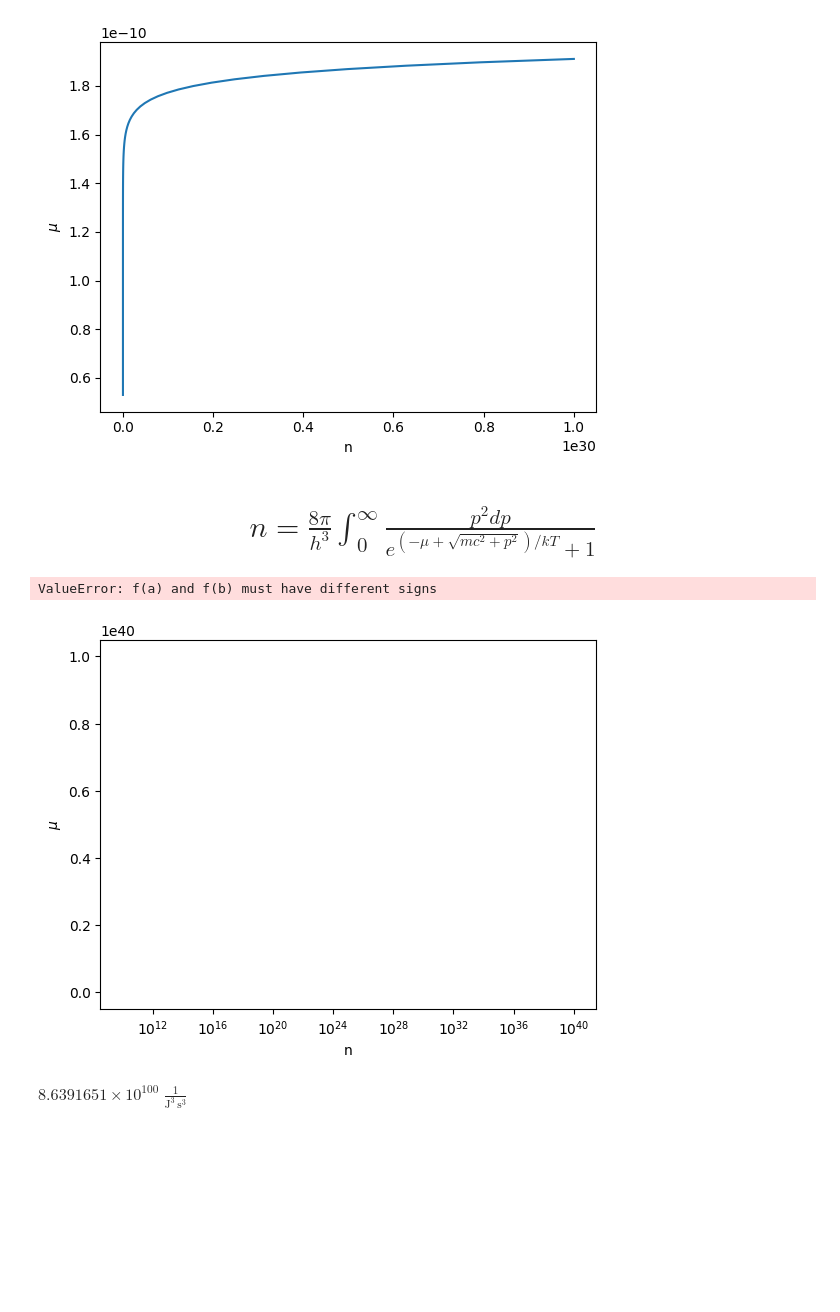
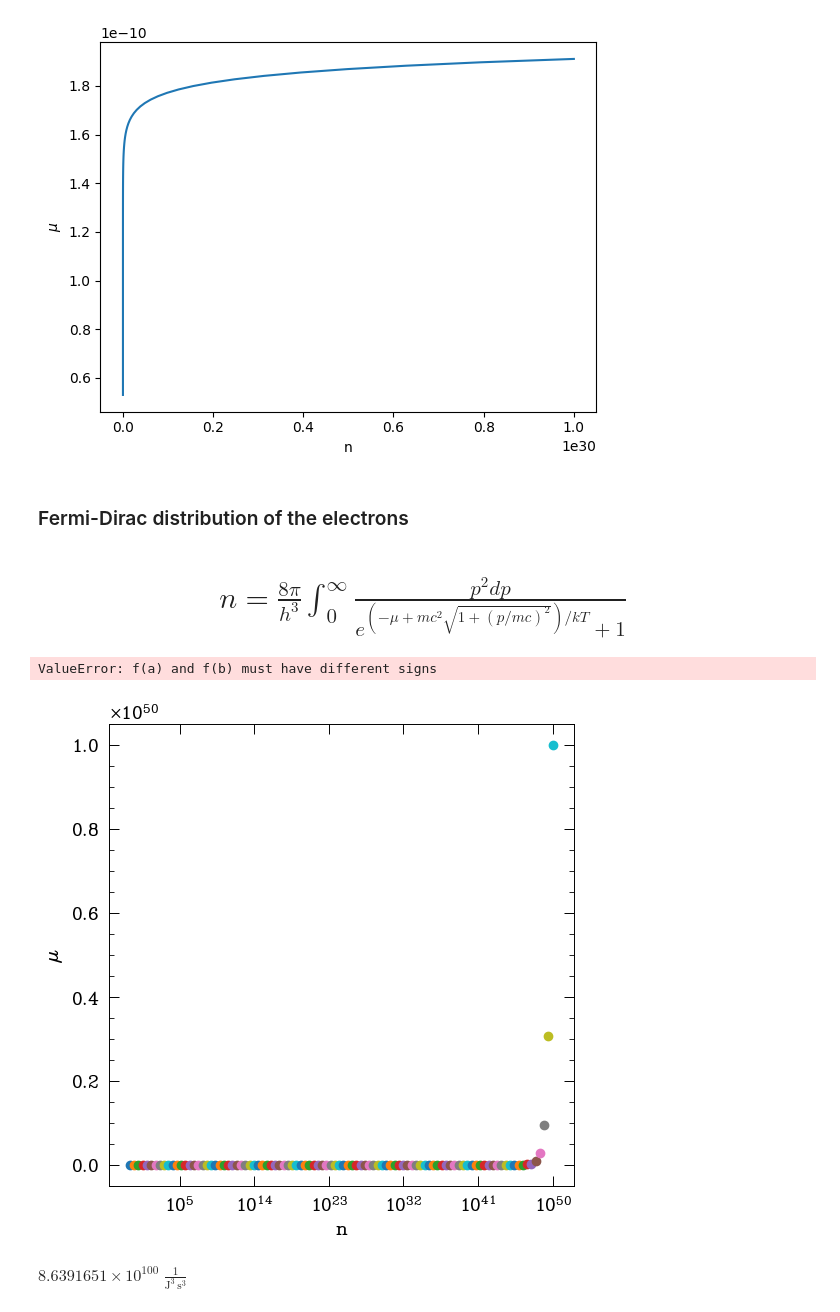
Before and after one commit to EricMullerAU/Stars-Project, a Jupyter notebook: Jason_crap/rel_start.ipynb, the cells around one changed output. Drawn from its saved outputs; the diff is of its cells as text; code cells hidden in the pictures; blank space fills up the shorter version.

Commit message:
Fixed fermi dirac equation

```diff
--- a/Jason_crap/rel_start.ipynb
+++ b/Jason_crap/rel_start.ipynb
@@ -51,27 +53,28 @@ plt.ylabel('$\mu$')
 plt.show()
 # %% [output]
 [figure]
+# %% [markdown]
+### Fermi-Dirac distribution of the electrons
 # %% [markdown]
-# <center> $ n = \frac{8 \pi}{h^3} \int_0^\infty \frac{p^2 dp}{e^{ ( -\mu + \sqrt{mc^2 + p^2})/kT} + 1} $
+# <center> $ n = \frac{8 \pi}{h^3} \int_0^\infty \frac{p^2 dp}{e^{ ( -\mu + mc^2\sqrt{1 + (p/mc)^2})/kT} + 1} $
 # %%
 import astropy.constants as c
 # %%
 # solve numerically the equation
-# $ n = \frac{8 \pi}{h^3} \int_0^\infty \frac{p^2 dp}{e^{ ( -\mu + \sqrt{mc^2 + p^2})/kT} + 1} $
+# $ n = \frac{8 \pi}{h^3} \int_0^\infty \frac{p^2 dp}{e^{ ( -\mu + mc^2\sqrt{1 + (p/mc)^2})/kT} + 1} $
 
 T = 100000
+n = np.logspace(20, 30, 100)
 def integrand(p, mu, T):
-    AAA = (mu + np.sqrt(c.m_p.value**2 * c.c.value**4 + p**2))/ (c.k_B.value* T)
-    #print(AAA)
-    exp = np.exp( AAA )
-    #print(exp)
+    AAA = (-mu + (c.m_p*c.c**2).value * np.sqrt(1 + (p/(c.m_p*c.c)).value**2)) / (c.k_B.value*T)
+    exp = np.exp(AAA)
     return p**2 / (exp + 1)
 
 def f(mu, T, n):
     return n - 8*np.pi/(c.h.value**3) * scipy.integrate.quad(integrand, 0, np.inf, args=(mu, T))[0]
 
 
-mu = scipy.optimize.brentq(f, -1e-10, 1e-10, args=(T, n[34]))
+# mu = scipy.optimize.brentq(f, -1e-10, 1e-10, args=(T, n[34]))
 
 # use f solve to find mu
 # mu = scipy.optimize.fsolve(f, 1e-10, args=(T, n[34]))
@@ -90,17 +93,17 @@ ValueError: f(a) and f(b) must have different signs
 # %%
 # plot f as a function of n
 # for different T
 
-for i in np.logspace(10, 40, 100):
-    plt.plot(i, f(1e10, 1e5, i))
+for i in np.logspace(-1, 50, 100):
+    plt.plot(i, f(1e-10, 1e5, i) , 'o')
 
 plt.xlabel('n')
 plt.ylabel('$\mu$')
 plt.xscale('log')
-# plt.yscale('log')
+
 plt.show()
 # %% [output]
-[figure, old version]
+[figure, new version]
 # %%
 8*np.pi/(c.h**3)
 # %% [output]
```
Also changed, not shown: parts of 1 cell of this notebook.
